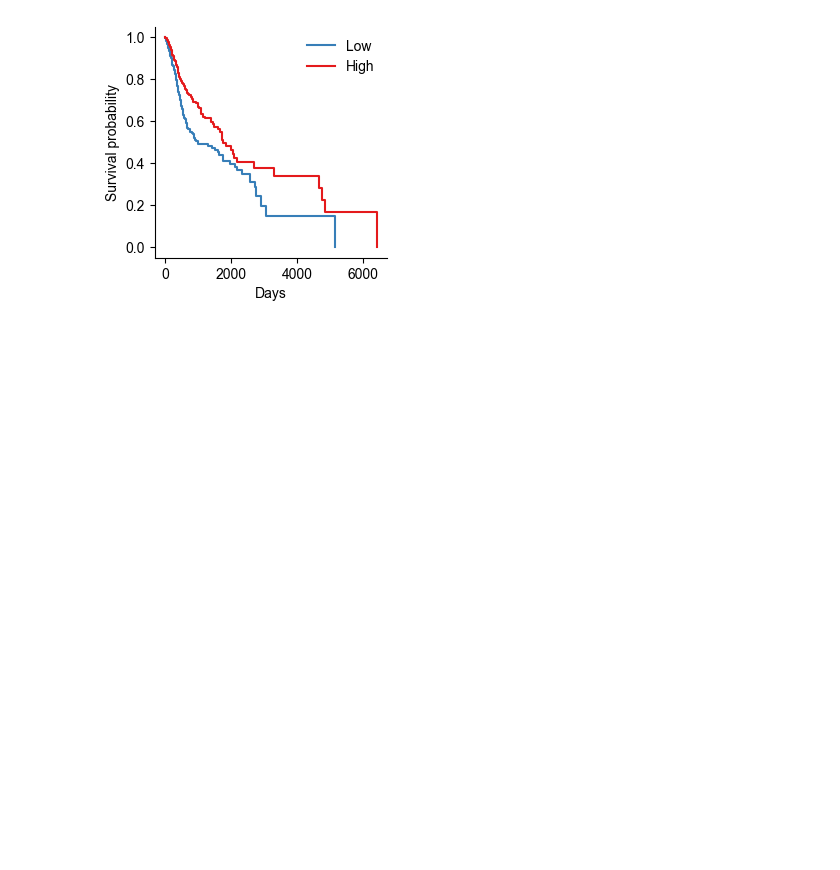
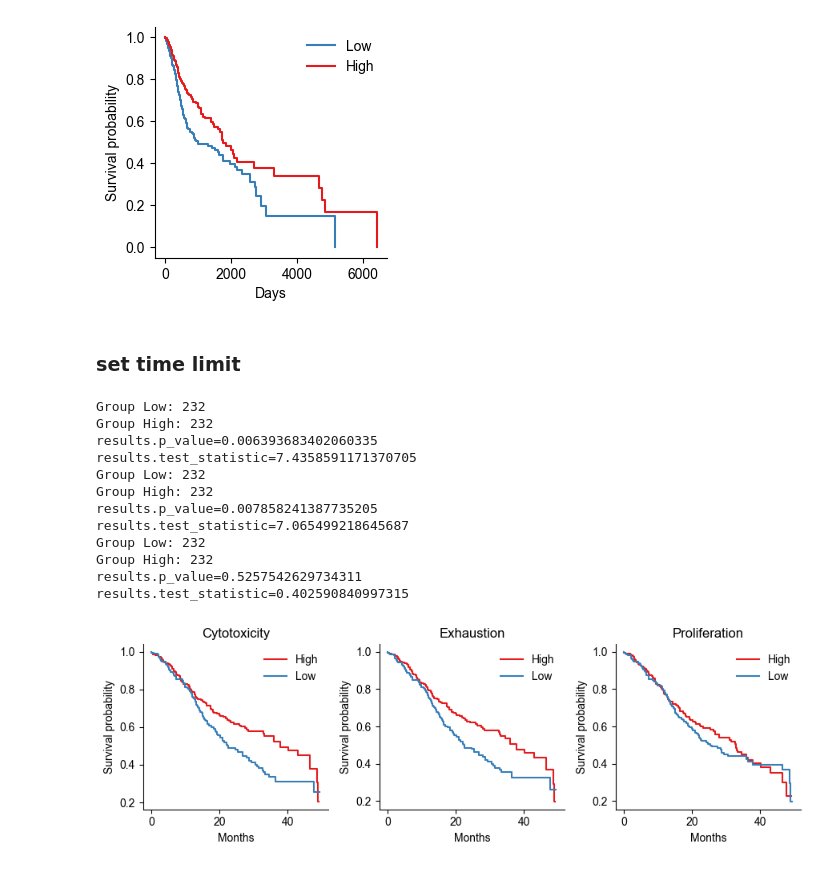
Before and after one commit to WeipengMO/sctk-tutorials, a Jupyter notebook: utils/survival.ipynb, the cells around one changed output. Cells and saved outputs as stored; diff of their text form; code cells hidden in the pictures; blank space fills up the shorter version.

Commit message:
update survival analysis

```diff
--- a/utils/survival.ipynb
+++ b/utils/survival.ipynb
@@ -30,7 +28,7 @@ from sctk.utils import Survival
 exp_data = '/data/user/mowp/data/supp/tcga/hnscc/TCGA.HNSC.sampleMap%2FHiSeqV2.gz'
 meta_data = '/data/user/mowp/data/supp/tcga/hnscc/survival_HNSC_survival.txt'
 # %%
-adata = Survival(
+adata = sctk.utils.Survival(
     exp_data,
     meta_data,
     meta_index_col='sample')
@@ -78,10 +80,61 @@ adata.group_meta(
     event='OS',
     time='OS.time')
 # %%
-ax = adata.km_plot(xlabel='Days', time_limit=None)
+ax = adata.km_plot(xlabel='Days')
 # %% [output]
 Group Low: 283
 Group High: 282
 results.p_value=0.0005264899678499308
 results.test_statistic=12.019423064157133
 [figure]
+# %% [markdown]
+### set time limit
+# %%
+adata.obs['OS.time'] = adata.obs['OS.time'] / 30
+# %%
+gene_signatures ={
+    'Cytotoxicity': ['GZMA', 'GZMB', 'PRF1', 'IFNG', 'NKG7'],
+    'Exhaustion': ['PDCD1', 'HAVCR2', 'LAG3', 'CTLA4', 'TIGIT'],
+    'Proliferation': ['MKI67', 'PCNA', 'TOP2A', 'CCNB1', 'CCNB2'],
+}
+# %%
+# Calculate the number of rows needed for subplots
+n_clusters = len(gene_signatures)
+n_cols = 3
+n_rows = -(-n_clusters // n_cols)  # Ceiling division
+
+# Create subplot grid
+fig, axes = plt.subplots(n_rows, n_cols, figsize=(n_cols*3, n_rows * 3))
+axes = axes.flatten()  # Flatten the axes array for easy indexing
+
+# Iterate over clusters and their indices
+for idx, cluster in enumerate(gene_signatures):
+    genes = gene_signatures[cluster]
+    adata.group_meta(
+        groupby=genes, group_method='median',
+        event='OS', time='OS.time', time_limit=50)
+
+    # Plot on the specific subplot axis
+    adata.km_plot(ax=axes[idx], xlabel='Months')
+    axes[idx].set_title(cluster)
+
+# Hide any unused axes if the number of clusters is not a multiple of n_cols
+for ax in axes[n_clusters:]:
+    ax.set_visible(False)
+
+plt.tight_layout()
+plt.show()
+# %% [output]
+Group Low: 232
+Group High: 232
+results.p_value=0.006393683402060335
+results.test_statistic=7.4358591171370705
+Group Low: 232
+Group High: 232
+results.p_value=0.007858241387735205
+results.test_statistic=7.065499218645687
+Group Low: 232
+Group High: 232
+results.p_value=0.5257542629734311
+results.test_statistic=0.402590840997315
+[figure, added]
```
Also changed, not shown: parts of 4 cells of this notebook.
